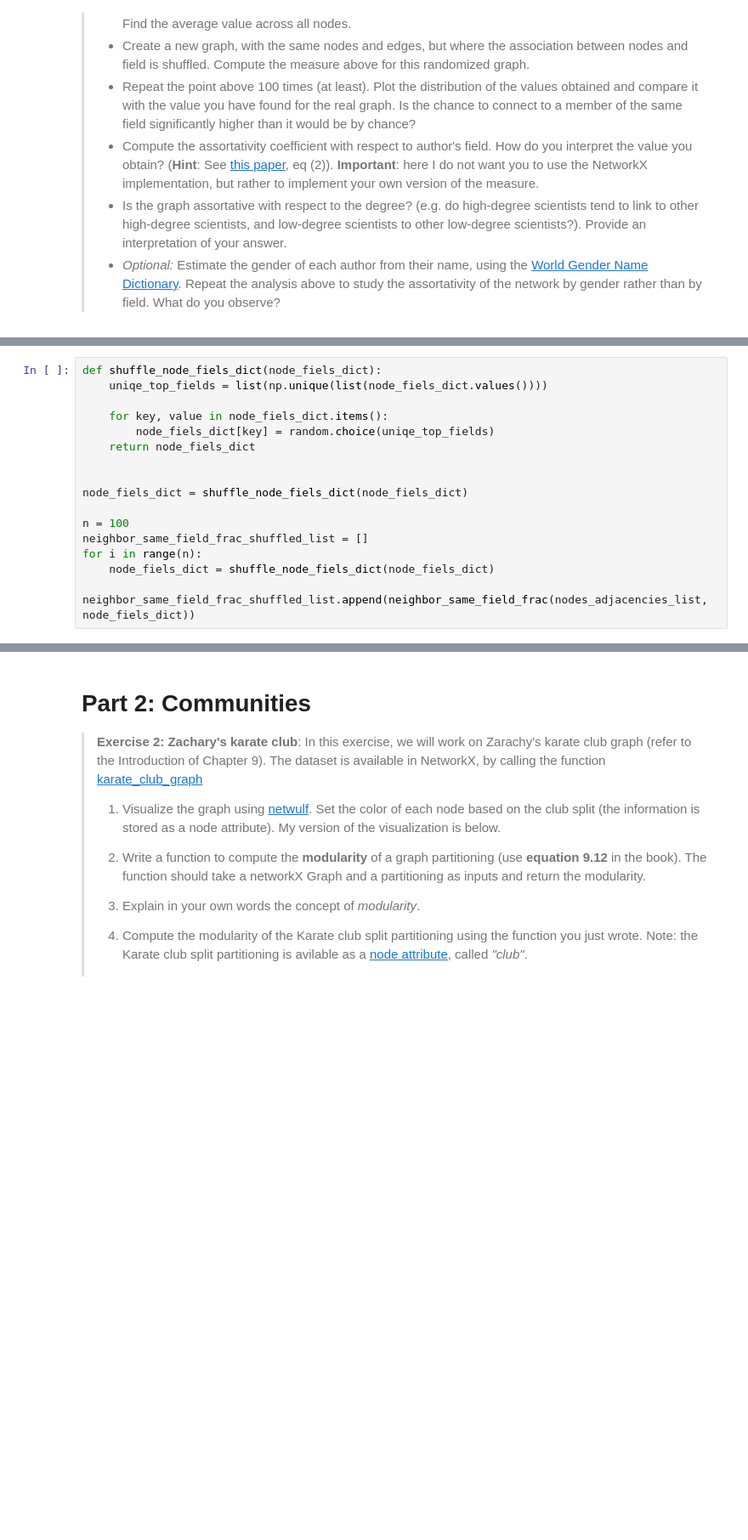
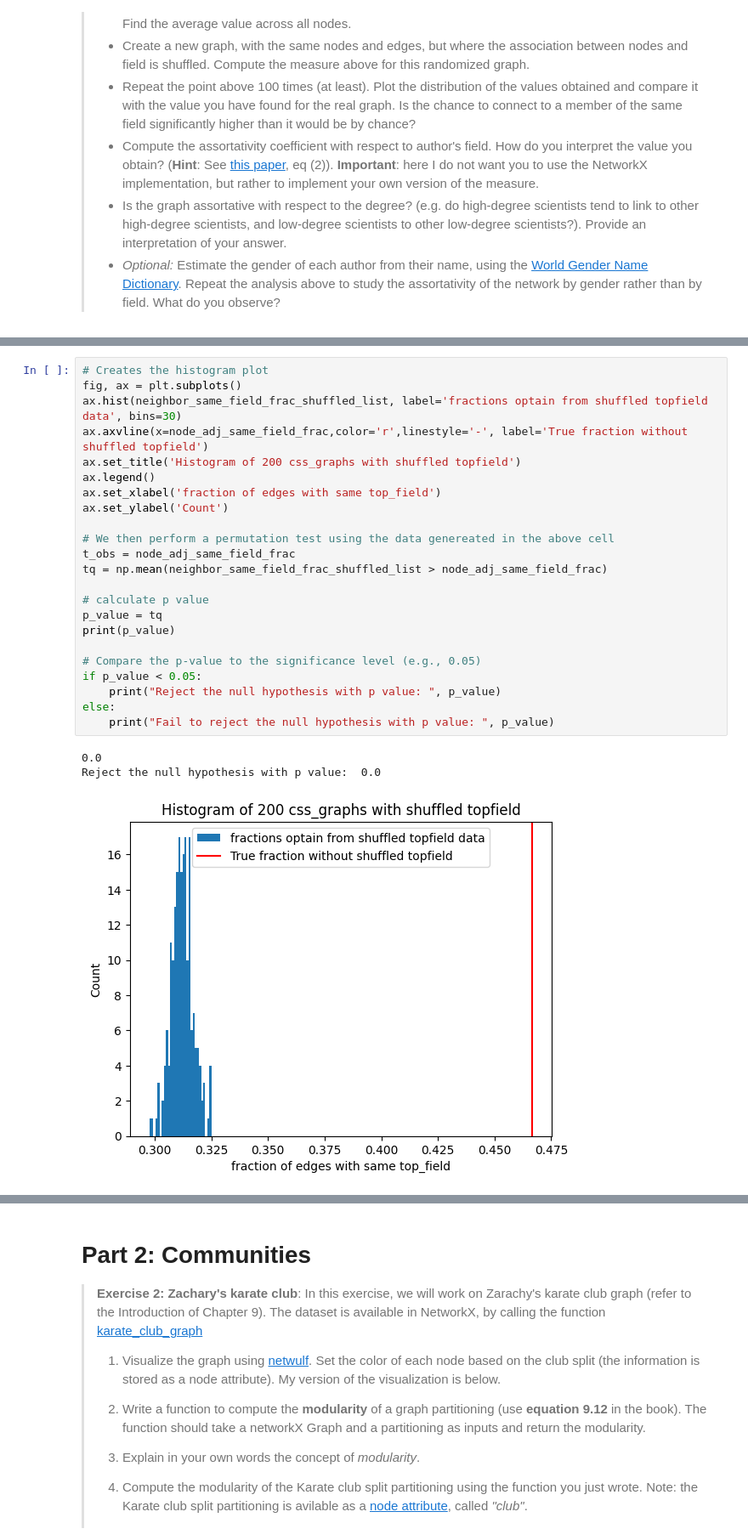
Before and after one commit to christian-kento-rasmussen/02467-Computational-Social-Science-projects, a Jupyter notebook: Assignment 2.ipynb, the cells around one changed output, grey strips where cells are left out. Shown at 85% size. Saved outputs shown, nothing was run; the diff lists cells and outputs as text; blank space fills up the shorter version.

```diff
--- a/Assignment 2.ipynb
+++ b/Assignment 2.ipynb
@@ -74,16 +87,0 @@ node_adj_same_field_frac_list: 0.488684929891156
-# %%
-def shuffle_node_fiels_dict(node_fiels_dict):
-    uniqe_top_fields = list(np.unique(list(node_fiels_dict.values())))
-
-    for key, value in node_fiels_dict.items():
-        node_fiels_dict[key] = random.choice(uniqe_top_fields)
-    return node_fiels_dict
-
-
-node_fiels_dict = shuffle_node_fiels_dict(node_fiels_dict)
-
-n = 100
-neighbor_same_field_frac_shuffled_list = []
-for i in range(n):
-    node_fiels_dict = shuffle_node_fiels_dict(node_fiels_dict)
-    neighbor_same_field_frac_shuffled_list.append(neighbor_same_field_frac(nodes_adjacencies_list, node_fiels_dict))
@@ -107,0 +115,27 @@ for i in range(n):
+# %%
+# Creates the histogram plot
+fig, ax = plt.subplots()
+ax.hist(neighbor_same_field_frac_shuffled_list, label='fractions optain from shuffled topfield data', bins=30)
+ax.axvline(x=node_adj_same_field_frac,color='r',linestyle='-', label='True fraction without shuffled topfield')
+ax.set_title('Histogram of 200 css_graphs with shuffled topfield')
+ax.legend()
+ax.set_xlabel('fraction of edges with same top_field')
+ax.set_ylabel('Count')
+
+# We then perform a permutation test using the data genereated in the above cell
+t_obs = node_adj_same_field_frac
+tq = np.mean(neighbor_same_field_frac_shuffled_list > node_adj_same_field_frac)
+
+# calculate p value
+p_value = tq
+print(p_value)
+
+# Compare the p-value to the significance level (e.g., 0.05)
+if p_value < 0.05:
+    print("Reject the null hypothesis with p value: ", p_value)
+else:
+    print("Fail to reject the null hypothesis with p value: ", p_value)
+# %% [output]
+0.0
+Reject the null hypothesis with p value:  0.0
+[figure, added]
```
Also changed, not shown: parts of 72 cells of this notebook.
